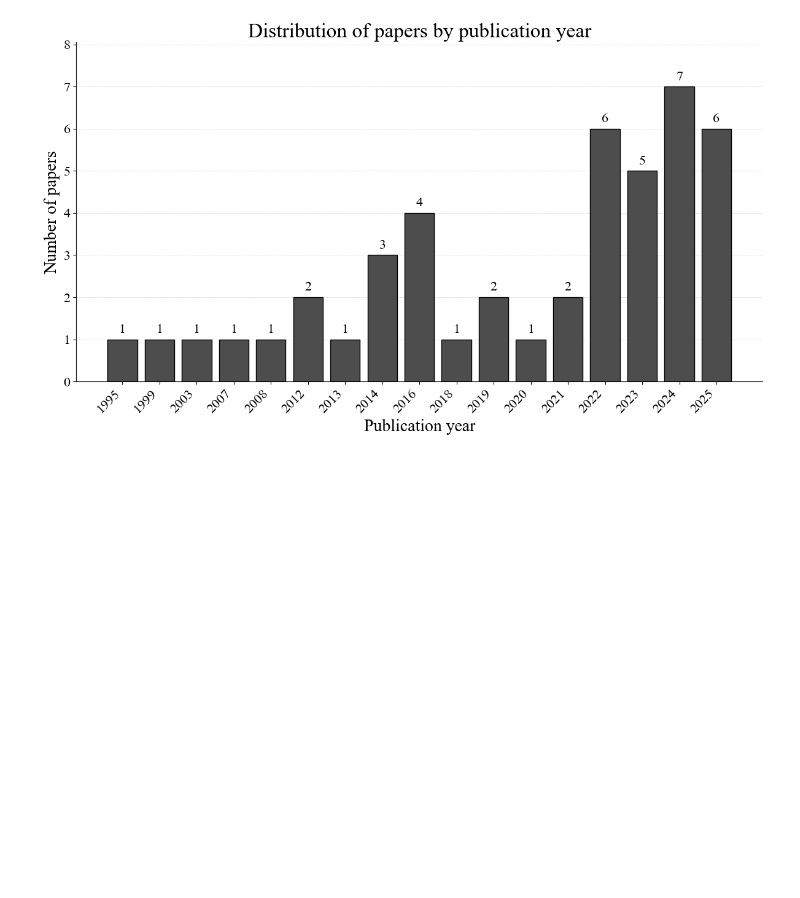
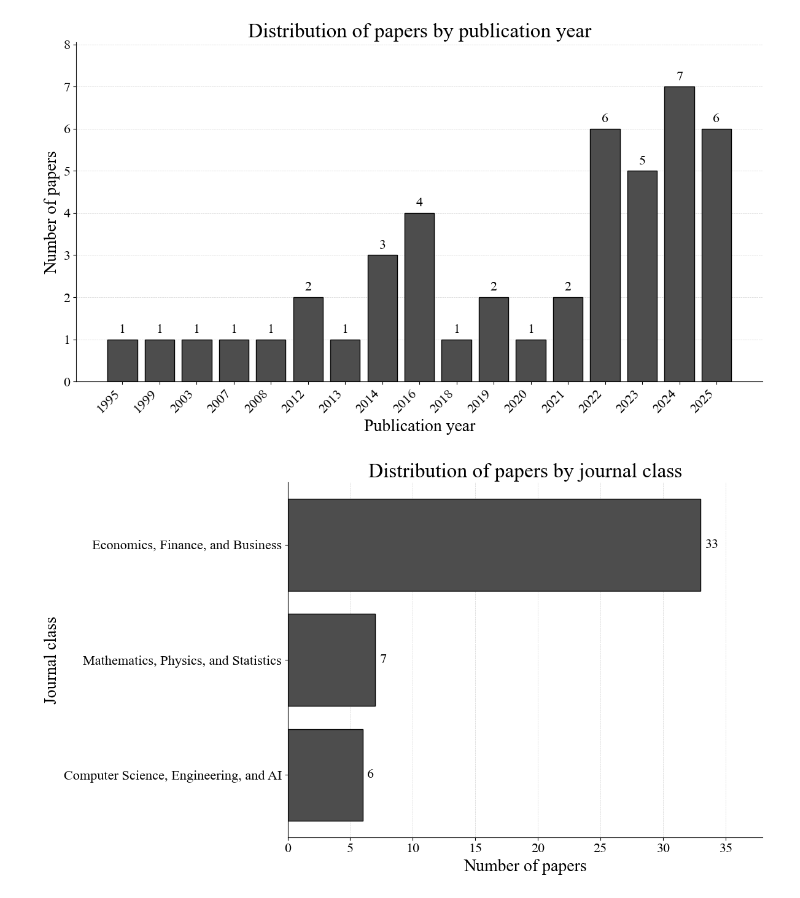
Before and after one commit to OlavNymo/literature_review, a Jupyter notebook: Analysis/plots.ipynb, the cells around one changed output. Saved outputs shown, nothing was run; the diff lists cells and outputs as text; code cells hidden in the pictures; blank space fills up the shorter version.

```diff
--- a/Analysis/plots.ipynb
+++ b/Analysis/plots.ipynb
@@ -199,3 +199,43 @@ fig.show()
 
 # Optional: save a static image (requires kaleido)
 # fig.write_image("treemap_plotly.png", scale=2)
+# %%
+journal_class_counts = final_papers['Journal class'].value_counts(ascending=True)
+
+# Create the horizontal bar plot
+fig, ax = plt.subplots(figsize=(12, 7))
+bars = ax.barh(journal_class_counts.index, journal_class_counts.values, color="#4d4d4d", edgecolor="#000000")
+
+# Styling to match the 'plot_bar_from_dict' style
+ax.set_xlabel("Number of papers", fontsize=20)
+ax.set_ylabel("Journal class", fontsize=20)
+ax.set_title("Distribution of papers by journal class", fontsize=24)
+ax.tick_params(axis='both', labelsize=16)
+
+# Grid and spines (vertical grid lines for horizontal bars)
+ax.grid(axis="x", color="#bfbfbf", linestyle="--", linewidth=0.5, alpha=0.7)
+ax.set_axisbelow(True)
+ax.spines["top"].set_visible(False)
+ax.spines["right"].set_visible(False)
+
+# Set x-axis limit to fit annotations (15% padding)
+max_value = journal_class_counts.max()
+ax.set_xlim(0, max_value + max(1, max_value * 0.15))
+
+# Add count annotations at the end of bars
+for bar in bars:
+    width = bar.get_width()
+    ax.annotate(
+        f'{int(width)}',
+        xy=(width, bar.get_y() + bar.get_height() / 2),
+xytext=(5, 0),
+textcoords="offset points",
+ha='left',
+va='center',
+fontsize=16
+)
+
+plt.tight_layout()
+plt.show()
+# %% [output]
+[figure, added]
```
Also changed, not shown: 17 other files.
